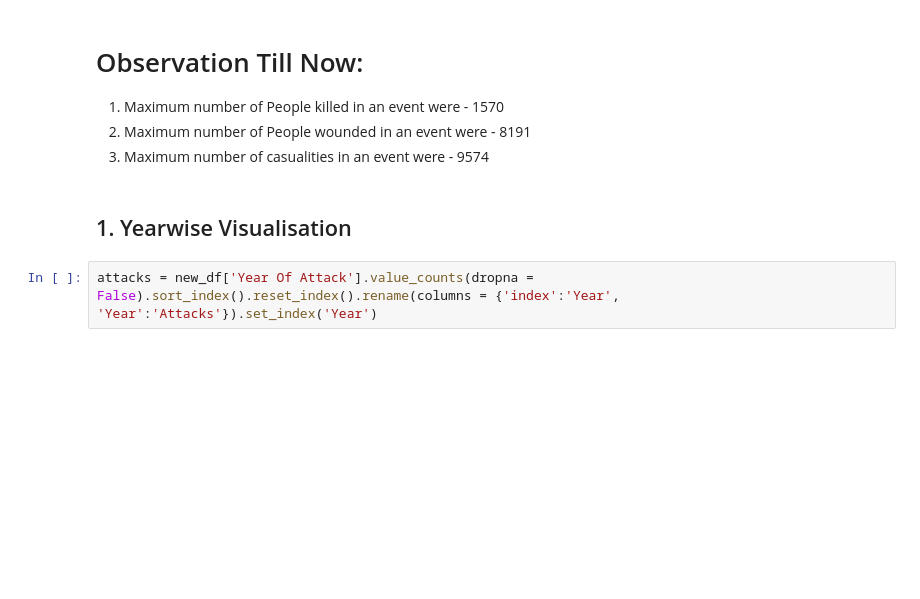
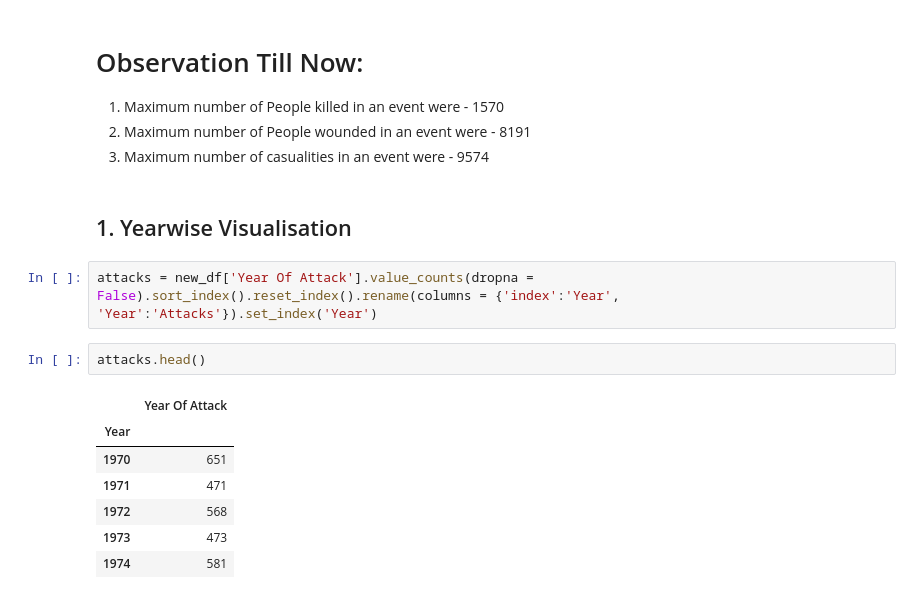
Before and after one commit to HarshJain41/Global-Terrorism-Data-Analysis, a Jupyter notebook: Harsh_Jain_Global_Terrorism_Analysis_Capstone_Project.ipynb, the cells around one changed output. Drawn from its saved outputs; the diff is of its cells as text; blank space fills up the shorter version.

```diff
--- a/Harsh_Jain_Global_Terrorism_Analysis_Capstone_Project.ipynb
+++ b/Harsh_Jain_Global_Terrorism_Analysis_Capstone_Project.ipynb
@@ -186,3 +186,13 @@ new_df.describe()
 ## 1. Yearwise Visualisation
 # %%
 attacks = new_df['Year Of Attack'].value_counts(dropna = False).sort_index().reset_index().rename(columns = {'index':'Year', 'Year':'Attacks'}).set_index('Year')
+# %%
+attacks.head()
+# %% [output]
+|  | Year Of Attack |
+| Year |  |
+| 1970 | 651 |
+| 1971 | 471 |
+| 1972 | 568 |
+| 1973 | 473 |
+| 1974 | 581 |
```
Also changed, not shown: parts of 2 cells of this notebook.
